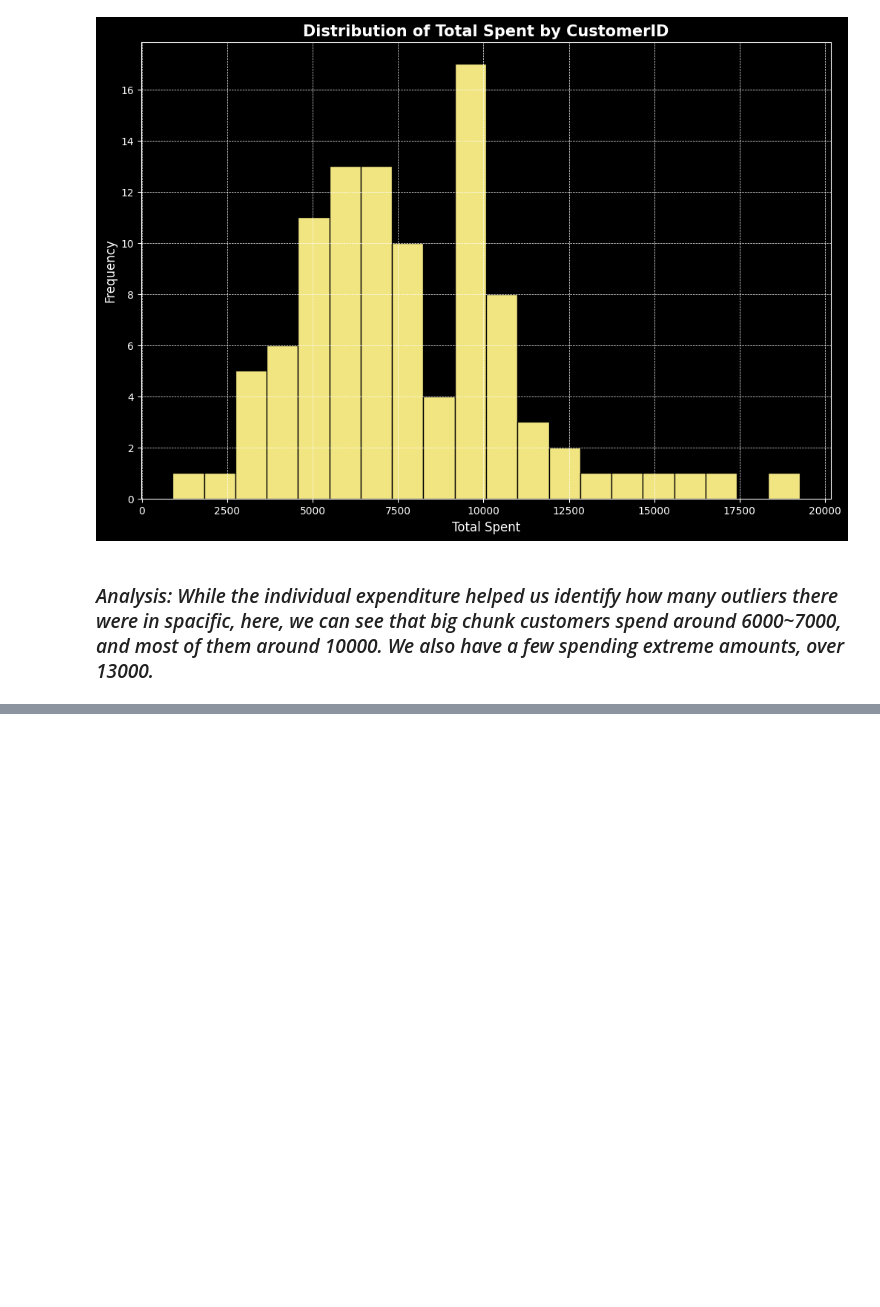
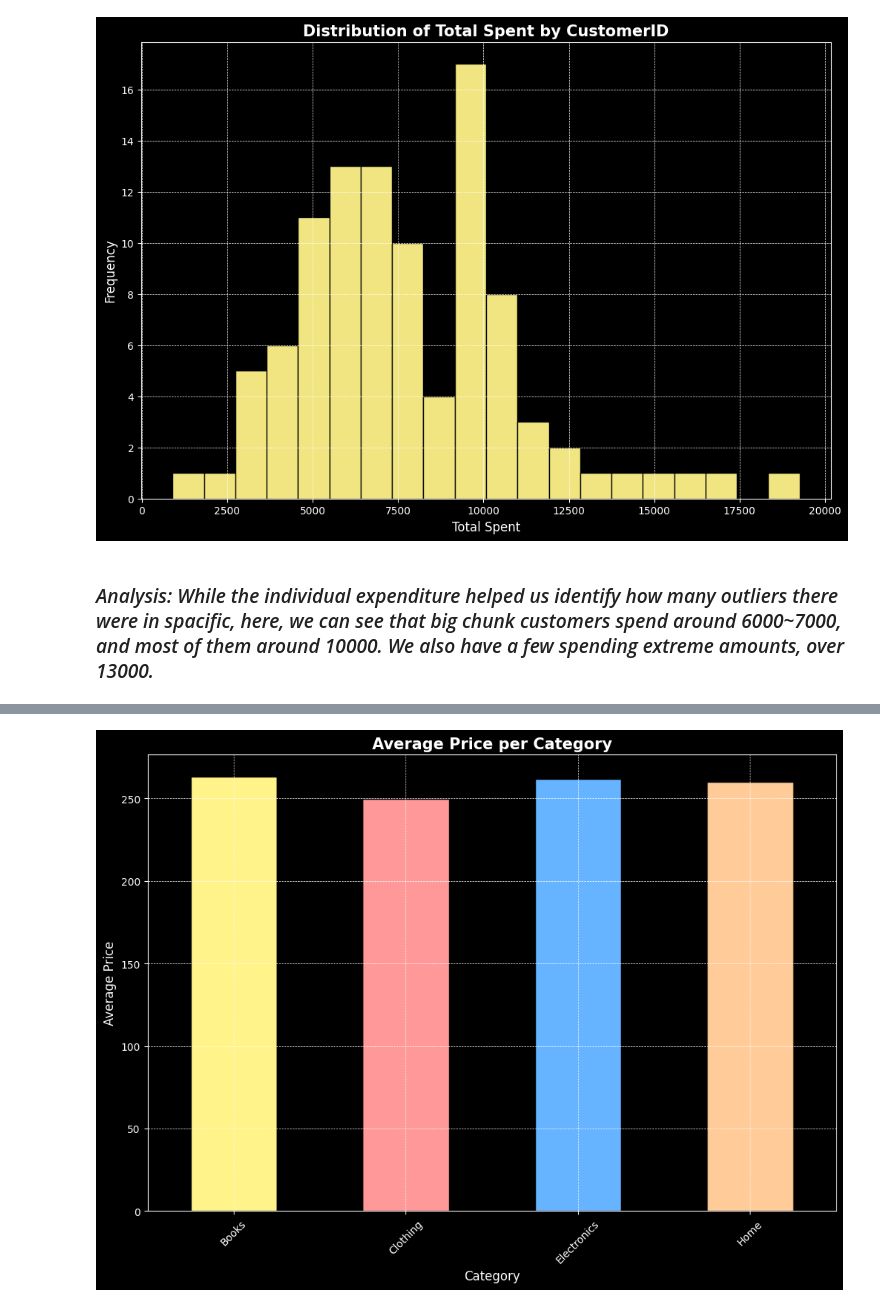
Before and after one commit to rajin-khan/machine-learning-sem10, a Jupyter notebook: assignments/Assignment1.ipynb, the cells around one changed output, grey strips where cells are left out. Drawn from its saved outputs; the diff is of its cells as text; code cells hidden in the pictures; blank space fills up the shorter version.

```diff
--- a/assignments/Assignment1.ipynb
+++ b/assignments/Assignment1.ipynb
@@ -366,0 +407,19 @@ plt.show()
+# %%
+plt.figure(figsize=(12, 8))
+plt.title('Average Price per Category', fontsize=15, fontdict={'fontweight': 'bold'})
+
+colors = ['#fff38a', '#ff9999','#66b3ff', '#ffcc99']
+average_price_per_category.plot(kind='bar', color=colors, edgecolor='black')
+
+plt.xlabel('Category', fontsize=12)
+plt.xticks(rotation=45, fontsize=10)
+
+plt.ylabel('Average Price', fontsize=12)
+plt.yticks(fontsize=10)
+
+plt.grid(True, which='both', linestyle='--', linewidth=0.5)
+
+plt.savefig('./generated/AveragePricePerCategory.png', dpi=500)
+plt.show()
+# %% [output]
+[figure, added]
```
Also changed, not shown: parts of 16 cells of this notebook, 1 other file.
